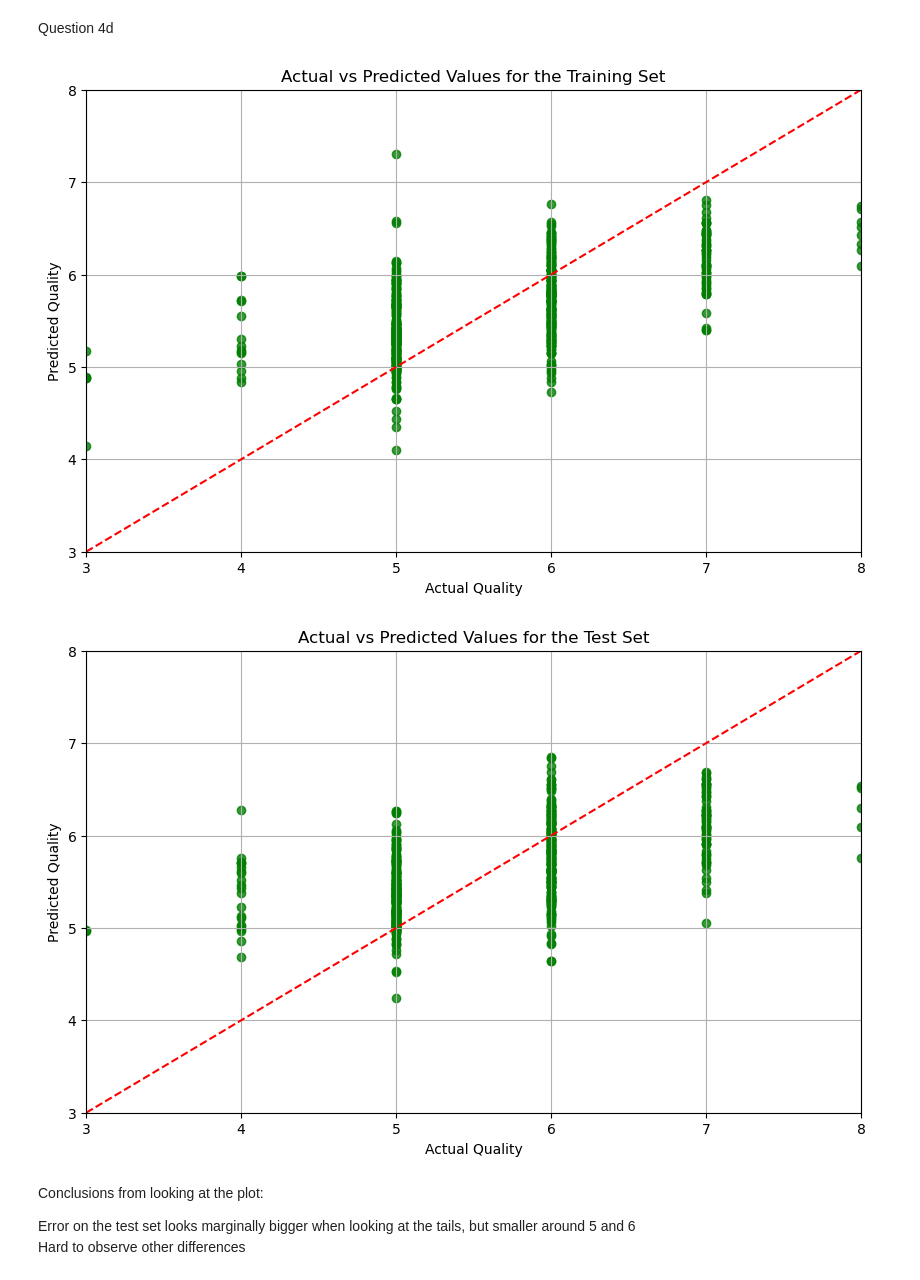
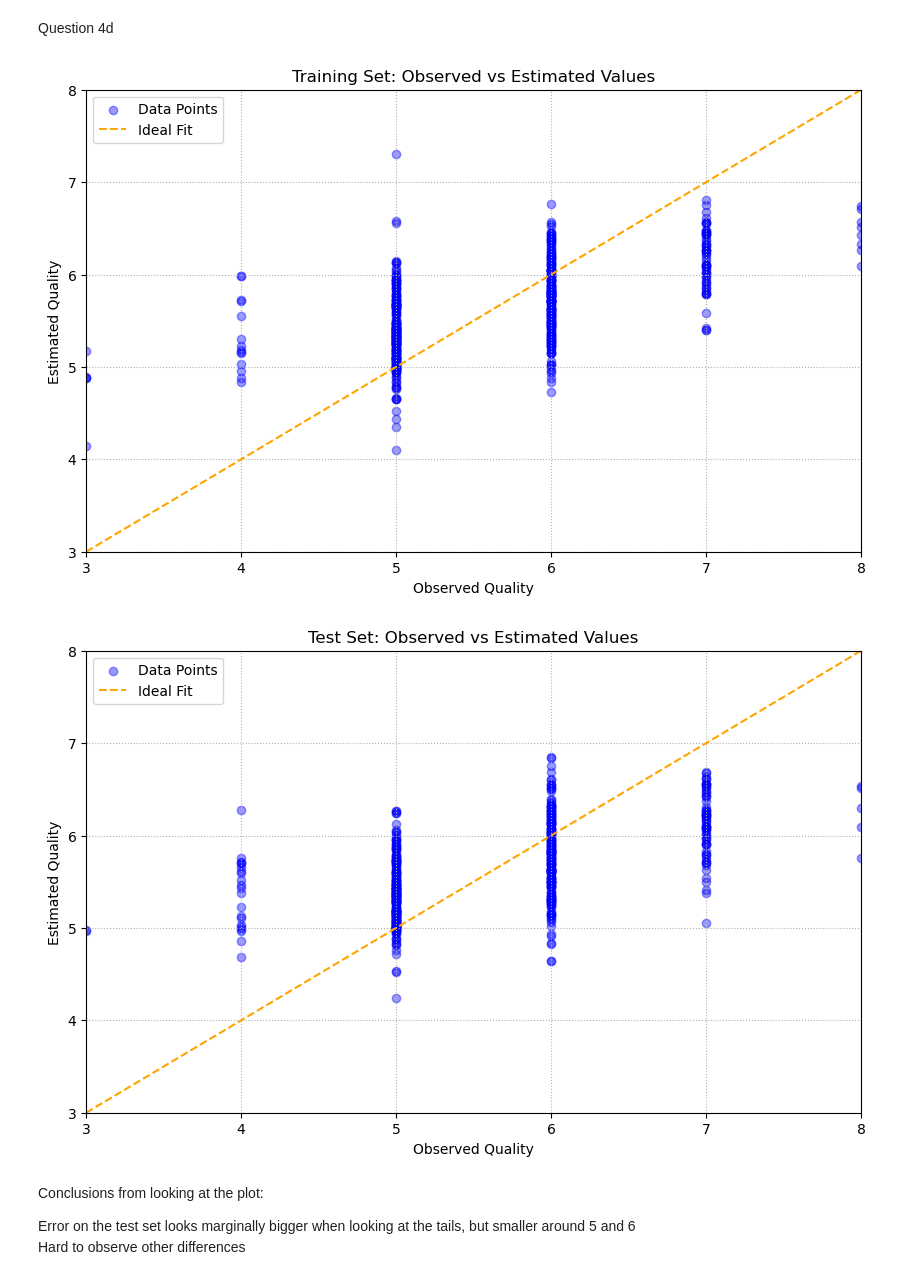
Before and after one commit to jamesiwi/Homework-2-math-156, a Jupyter notebook: answers.ipynb, the cells around one changed output. Drawn from its saved outputs; the diff is of its cells as text; code cells hidden in the pictures.

```diff
--- a/answers.ipynb
+++ b/answers.ipynb
@@ -60,23 +59,29 @@ target_predictions_test = simple_linear_model.predict(X_test)
 Question 4d
 # %%
 import matplotlib.pyplot as plt
-def plot_actual_vs_predicted(y_true, y_pred, title):
+
+def visualize_actual_vs_predicted(actual_values, predicted_values, plot_title):
     plt.figure(figsize=(10, 6))
-    plt.scatter(y_true, y_pred, color='green', alpha=0.3)
-    plt.plot([y_true.min(), y_true.max()], [y_true.min(), y_true.max()], color='red', linestyle='--')
-    plt.title(title)
-    plt.xlabel('Actual Quality')
-    plt.ylabel('Predicted Quality')
-    plt.xlim(y_true.min(), y_true.max())
-    plt.ylim(y_true.min(), y_true.max())
-    plt.grid()
+    plt.scatter(actual_values, predicted_values, color='blue', alpha=0.4, label='Data Points')
+    plt.plot([actual_values.min(), actual_values.max()],
+             [actual_values.min(), actual_values.max()],
+             color='orange', linestyle='--', label='Ideal Fit')
+    plt.title(plot_title)
+    plt.xlabel('Observed Quality')
+    plt.ylabel('Estimated Quality')
+    plt.xlim(actual_values.min(), actual_values.max())
+    plt.ylim(actual_values.min(), actual_values.max())
+    plt.legend()
+    plt.grid(visible=True, linestyle=':')
     plt.show()
 
-plot_actual_vs_predicted(y_train,target_predictions_train, "Actual vs Predicted Values for the Training Set")
-plot_actual_vs_predicted(y_test,target_predictions_test, "Actual vs Predicted Values for the Test Set")
+visualize_actual_vs_predicted(train_targets, predicted_train_targets,
+                              "Training Set: Observed vs Estimated Values")
+visualize_actual_vs_predicted(test_targets, predicted_test_targets,
+                              "Test Set: Observed vs Estimated Values")
 # %% [output]
-[figure, old version]
+[figure, new version]
-[figure, old version]
+[figure, new version]
 # %% [markdown]
 Conclusions from looking at the plot:
 
```
Also changed, not shown: parts of 6 cells of this notebook.
